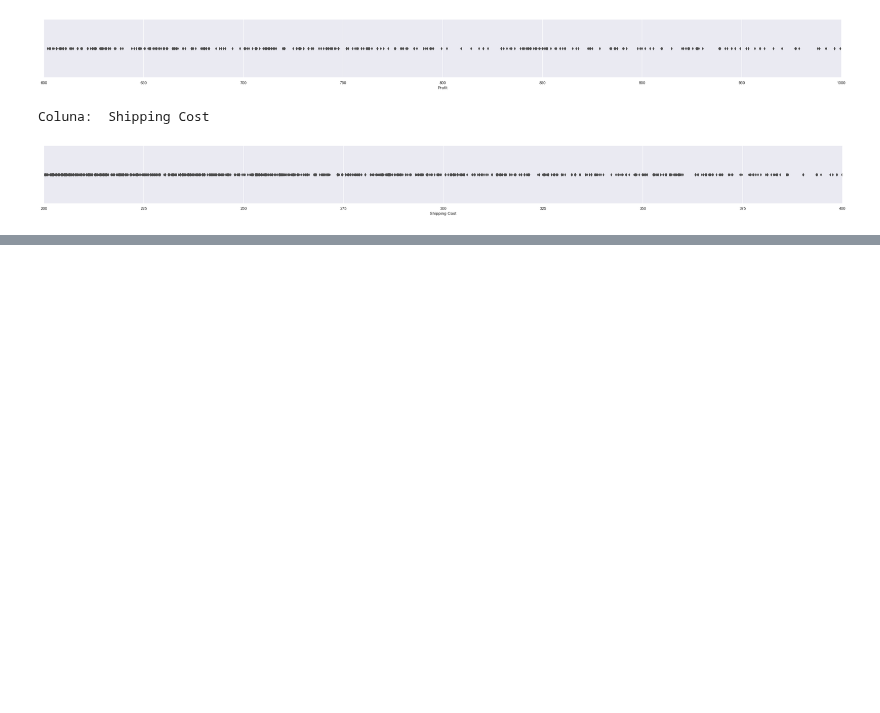
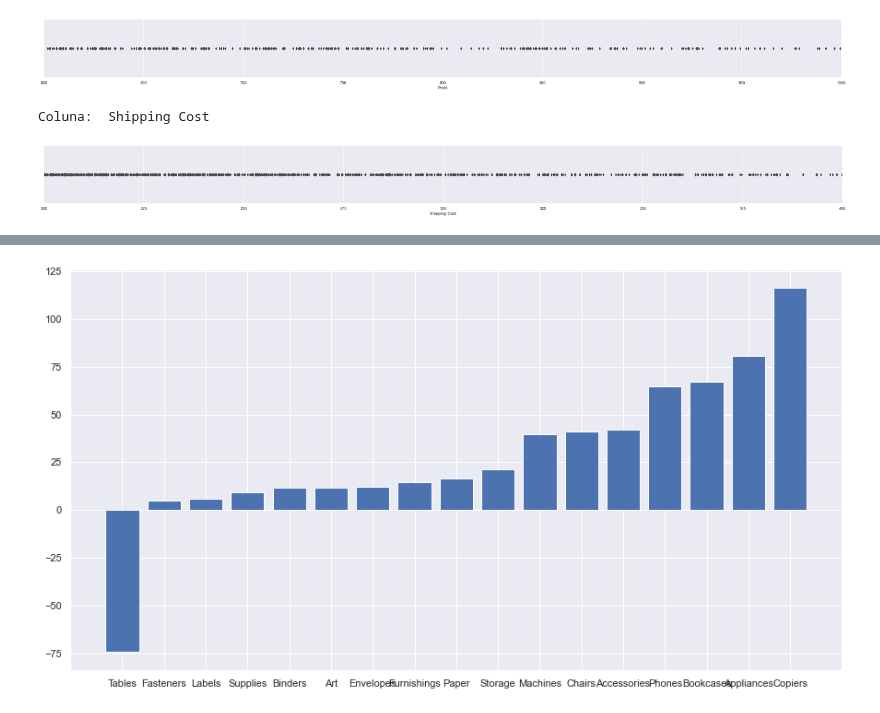
Before and after one commit to gonaloppcc/projetoDAA, a Jupyter notebook: melhor_grupo/data_exploration.ipynb, the cells around one changed output, grey strips where cells are left out. Cells and saved outputs as stored; diff of their text form; code cells hidden in the pictures; blank space fills up the shorter version.

```diff
--- a/melhor_grupo/data_exploration.ipynb
+++ b/melhor_grupo/data_exploration.ipynb
@@ -373,0 +413,7 @@ plt.show()
+# %%
+highest_category_profit = df.groupby(by=['Sub-Category']).mean().sort_values(by=['Profit']).reset_index()
+plt.figure(figsize=(15,8))
+plt.bar("Sub-Category",'Profit',data=highest_category_profit)
+plt.show()
+# %% [output]
+[figure, added]
```
Also changed, not shown: parts of 10 cells of this notebook, 1 other file.
